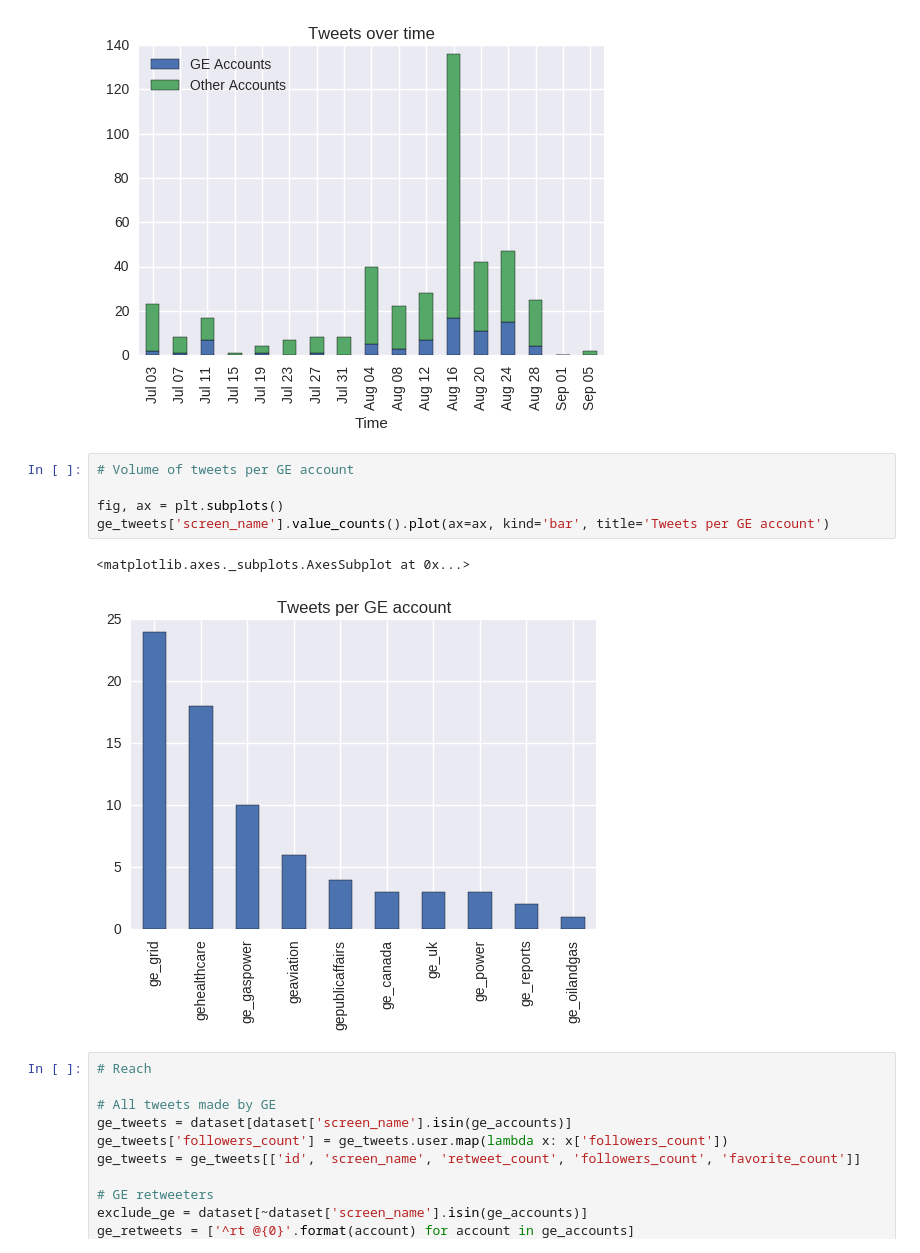
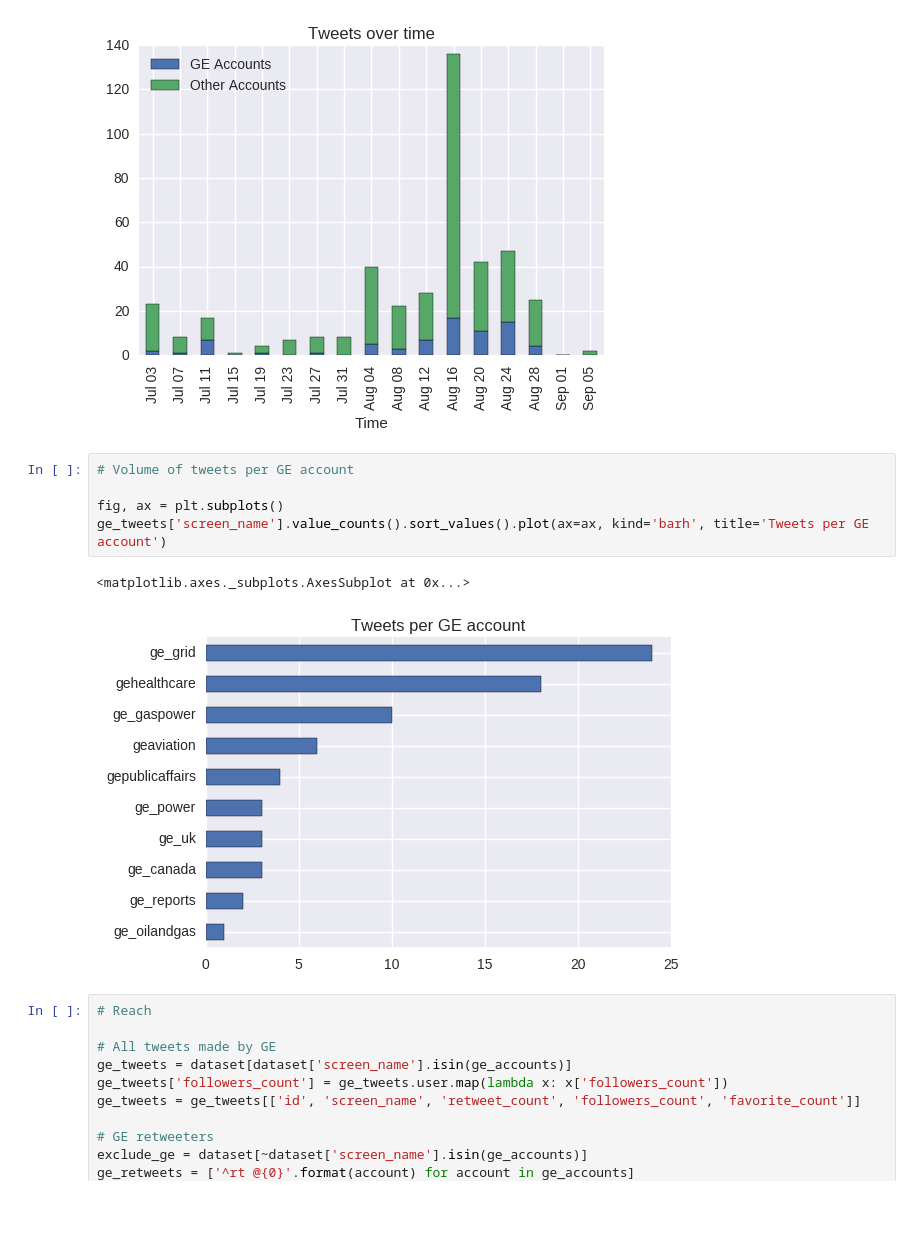
Before and after one commit to nloyolag/ge-olympics, a Jupyter notebook: visualize.ipynb, the cells around one changed output. Cells and saved outputs as stored; diff of their text form; blank space fills up the shorter version.

Commit message:
add: Code by rdominguez5. SEntiment plot and wordcount

```diff
--- a/visualize.ipynb
+++ b/visualize.ipynb
@@ -150,11 +151,11 @@ dataset_plot
 # %%
 # Volume of tweets per GE account
 
 fig, ax = plt.subplots()
-ge_tweets['screen_name'].value_counts().plot(ax=ax, kind='bar', title='Tweets per GE account')
+ge_tweets['screen_name'].value_counts().sort_values().plot(ax=ax, kind='barh', title='Tweets per GE account')
 # %% [output]
 <matplotlib.axes._subplots.AxesSubplot at 0x...>
-[figure, old version]
+[figure, new version]
 # %%
 # Reach
 
```
Also changed, not shown: parts of 2 cells of this notebook.
